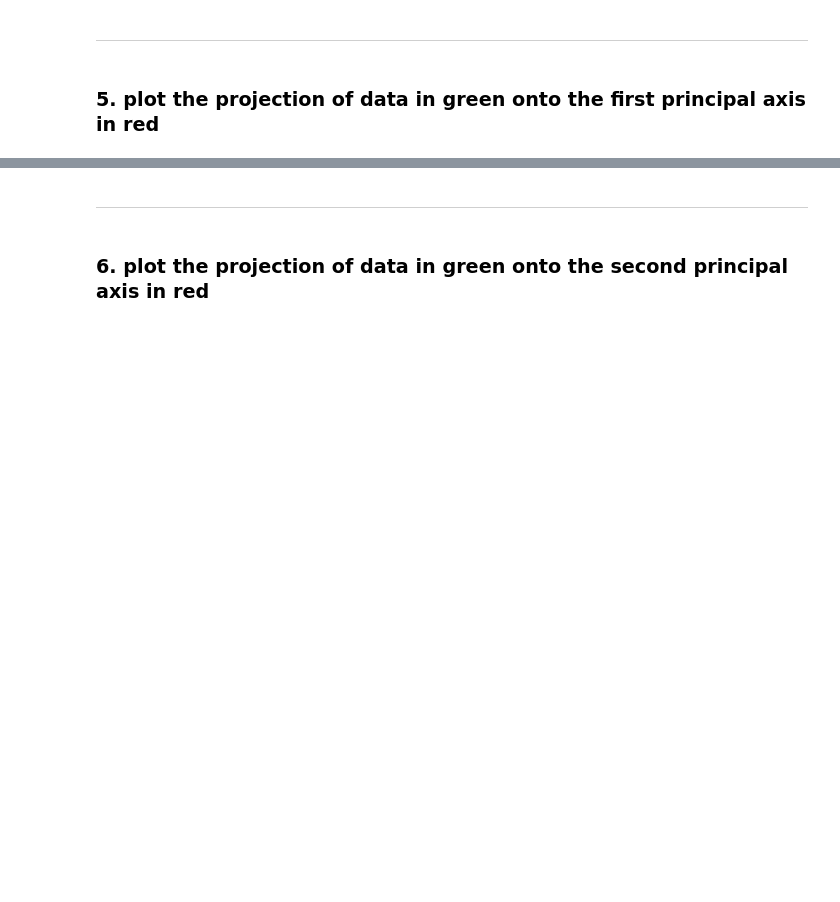
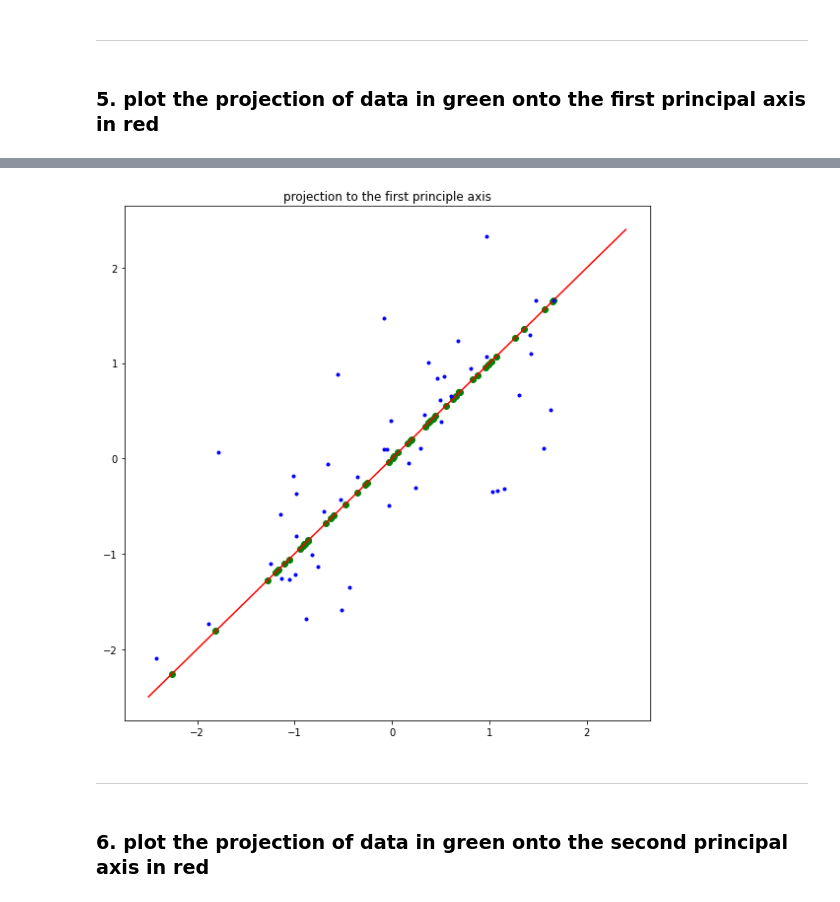
Before and after one commit to jjaen0823/assignment-machine-learning, a Jupyter notebook: hw12/assignment_12.ipynb, the cells around one changed output, grey strips where cells are left out. Drawn from its saved outputs; the diff is of its cells as text; code cells hidden in the pictures; blank space fills up the shorter version.

```diff
--- a/hw12/assignment_12.ipynb
+++ b/hw12/assignment_12.ipynb
@@ -372,3 +374,7 @@ plot_data()
+# %%
+plot_project_to_first_principal_axis(x, y, U)
+# %% [output]
+[figure, added]
 # %% [markdown]
 ***
 # %% [markdown]
```
Also changed, not shown: parts of 21 cells of this notebook.
